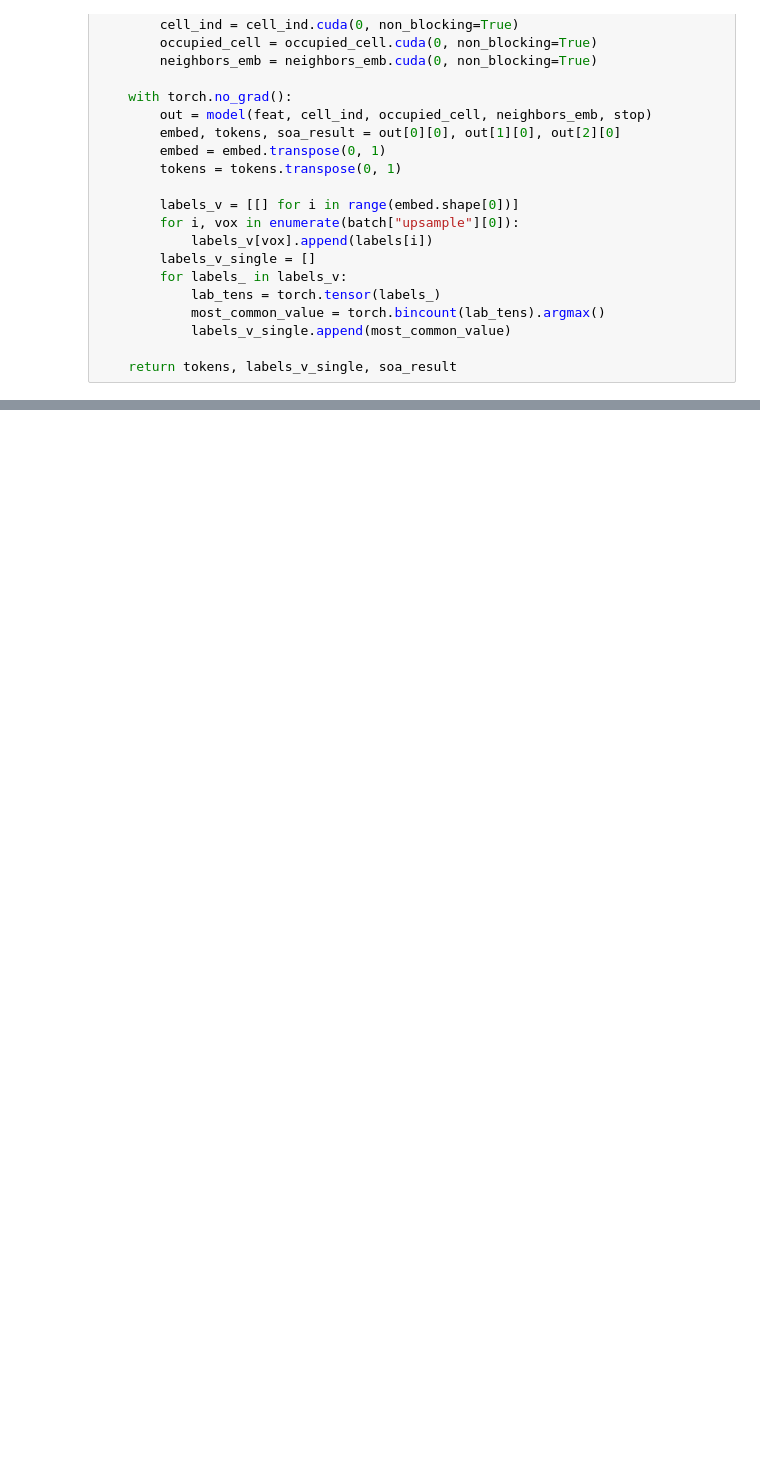
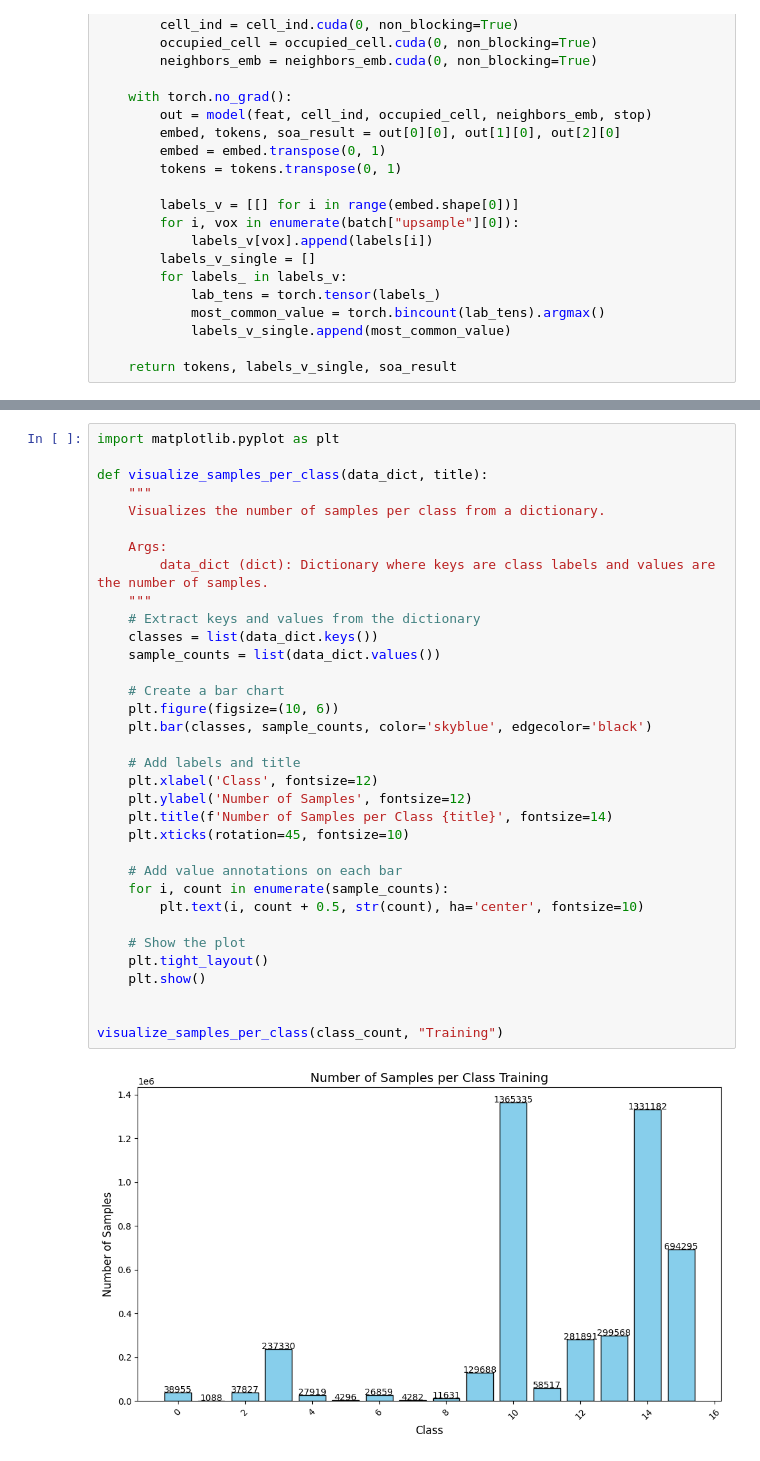
Before and after one commit to yiy054/HyperLiDAR, a Jupyter notebook: SoA Comparison.ipynb, the cells around one changed output, grey strips where cells are left out. Drawn from its saved outputs; the diff is of its cells as text; blank space fills up the shorter version.

Commit message:
SoA Comparison with charts

```diff
--- a/SoA Comparison.ipynb
+++ b/SoA Comparison.ipynb
@@ -178,0 +180,36 @@ KeyboardInterrupt:
+# %%
+import matplotlib.pyplot as plt
+
+def visualize_samples_per_class(data_dict, title):
+    """
+    Visualizes the number of samples per class from a dictionary.
+
+    Args:
+        data_dict (dict): Dictionary where keys are class labels and values are the number of samples.
+    """
+    # Extract keys and values from the dictionary
+    classes = list(data_dict.keys())
+    sample_counts = list(data_dict.values())
+
+    # Create a bar chart
+    plt.figure(figsize=(10, 6))
+    plt.bar(classes, sample_counts, color='skyblue', edgecolor='black')
+
+    # Add labels and title
+    plt.xlabel('Class', fontsize=12)
+    plt.ylabel('Number of Samples', fontsize=12)
+    plt.title(f'Number of Samples per Class {title}', fontsize=14)
+    plt.xticks(rotation=45, fontsize=10)
+
+    # Add value annotations on each bar
+    for i, count in enumerate(sample_counts):
+        plt.text(i, count + 0.5, str(count), ha='center', fontsize=10)
+
+    # Show the plot
+    plt.tight_layout()
+    plt.show()
+
+
+visualize_samples_per_class(class_count, "Training")
+# %% [output]
+[figure, added]
```
Also changed, not shown: parts of 4 cells of this notebook.
